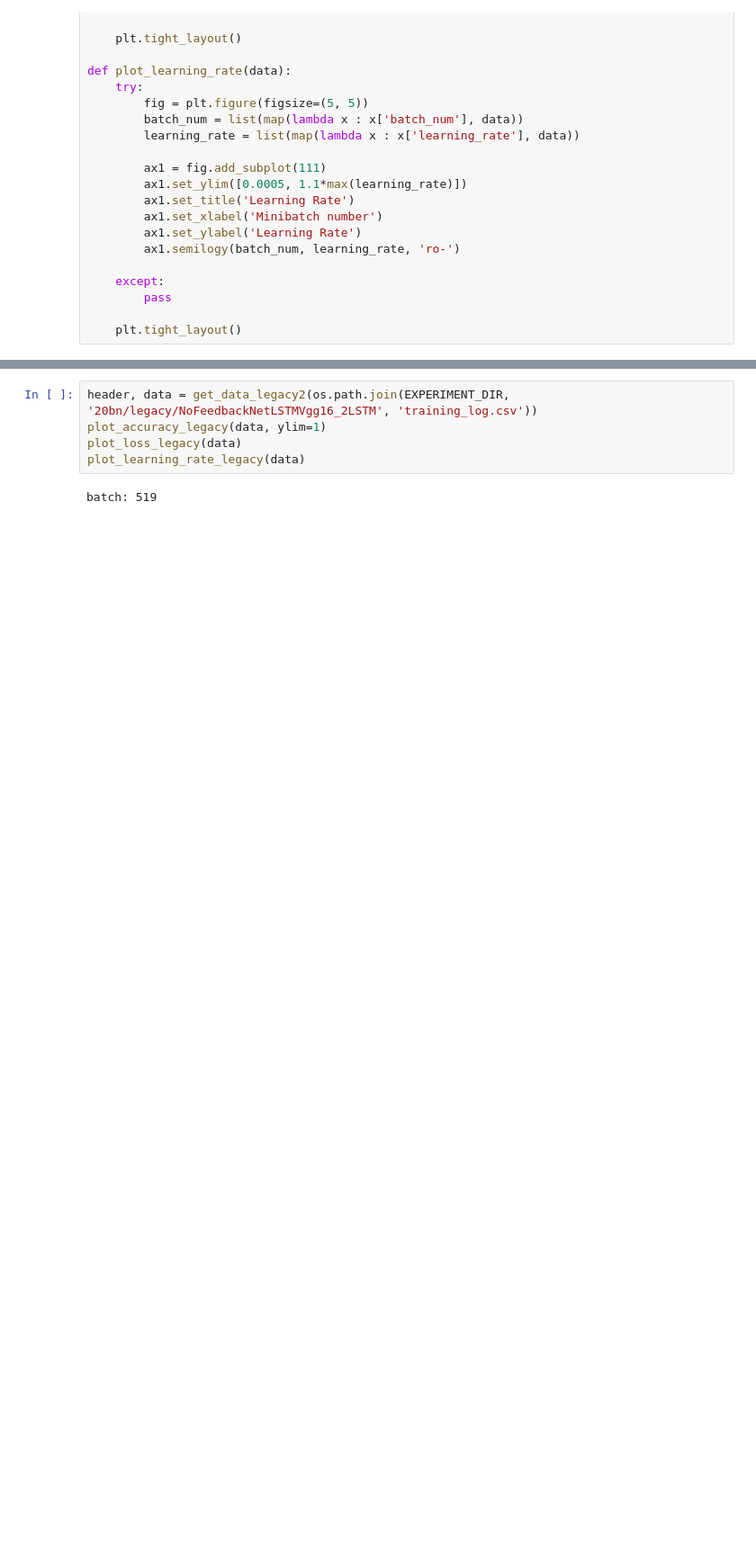
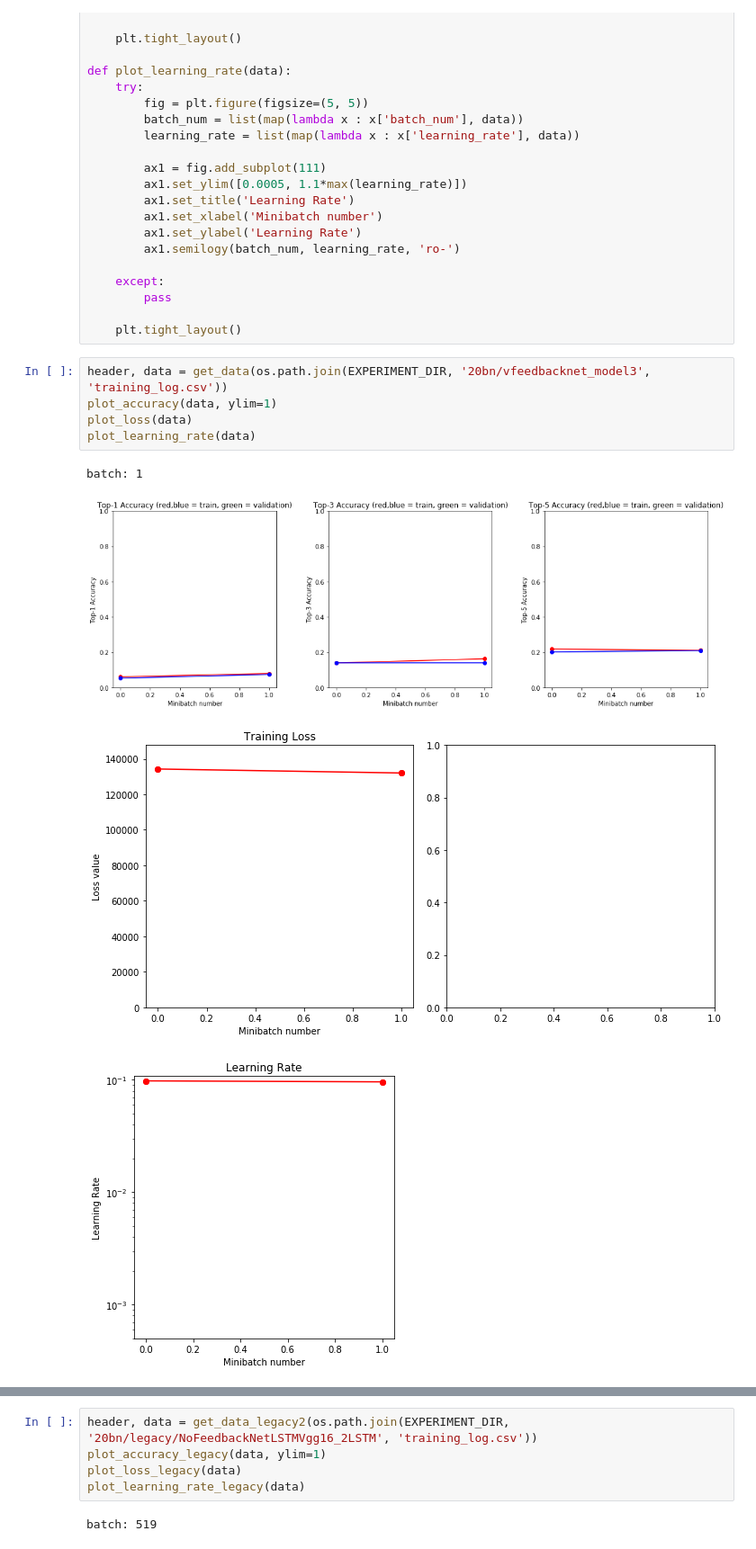
Before and after one commit to StanfordVisionSystems/vfeedbacknet, a Jupyter notebook: notebooks/loss_curves.ipynb, the cells around one changed output, grey strips where cells are left out. Shown: that part at 90% size. Drawn from its saved outputs; the diff is of its cells as text; blank space fills up the shorter version.

Commit message:
added training plots for feedback networks

```diff
--- a/notebooks/loss_curves.ipynb
+++ b/notebooks/loss_curves.ipynb
@@ -273,6 +273,16 @@ def plot_learning_rate(data):
         pass
 
     plt.tight_layout()
+# %%
+header, data = get_data(os.path.join(EXPERIMENT_DIR, '20bn/vfeedbacknet_model3', 'training_log.csv'))
+plot_accuracy(data, ylim=1)
+plot_loss(data)
+plot_learning_rate(data)
+# %% [output]
+batch: 1
+[figure, added]
+[figure, added]
+[figure, added]
 # %%
 header, data = get_data(os.path.join(EXPERIMENT_DIR, '20bn/vfeedbacknet_model2', 'training_log.csv'))
 plot_accuracy(data, ylim=1)
```
Also changed, not shown: parts of 2 cells of this notebook.
